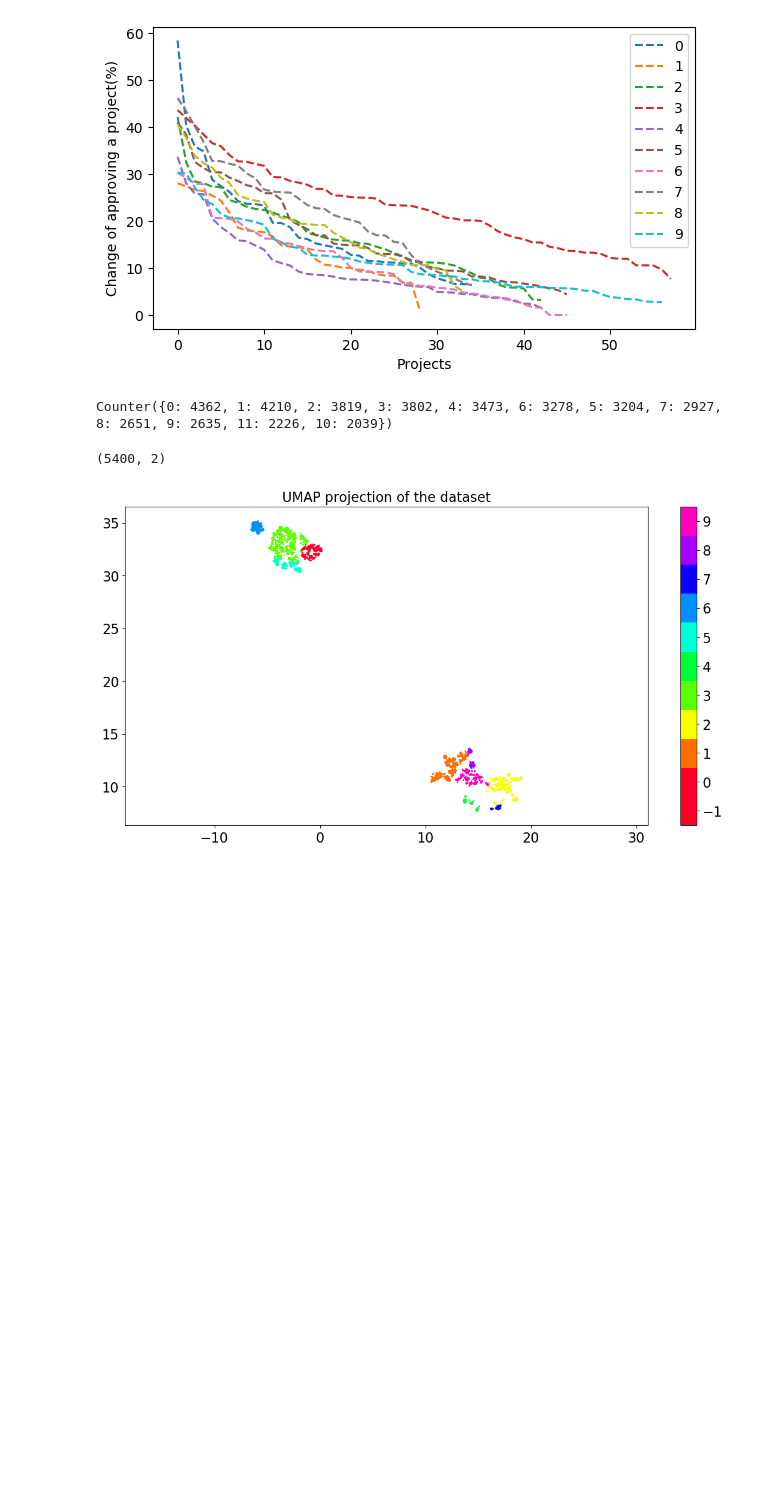
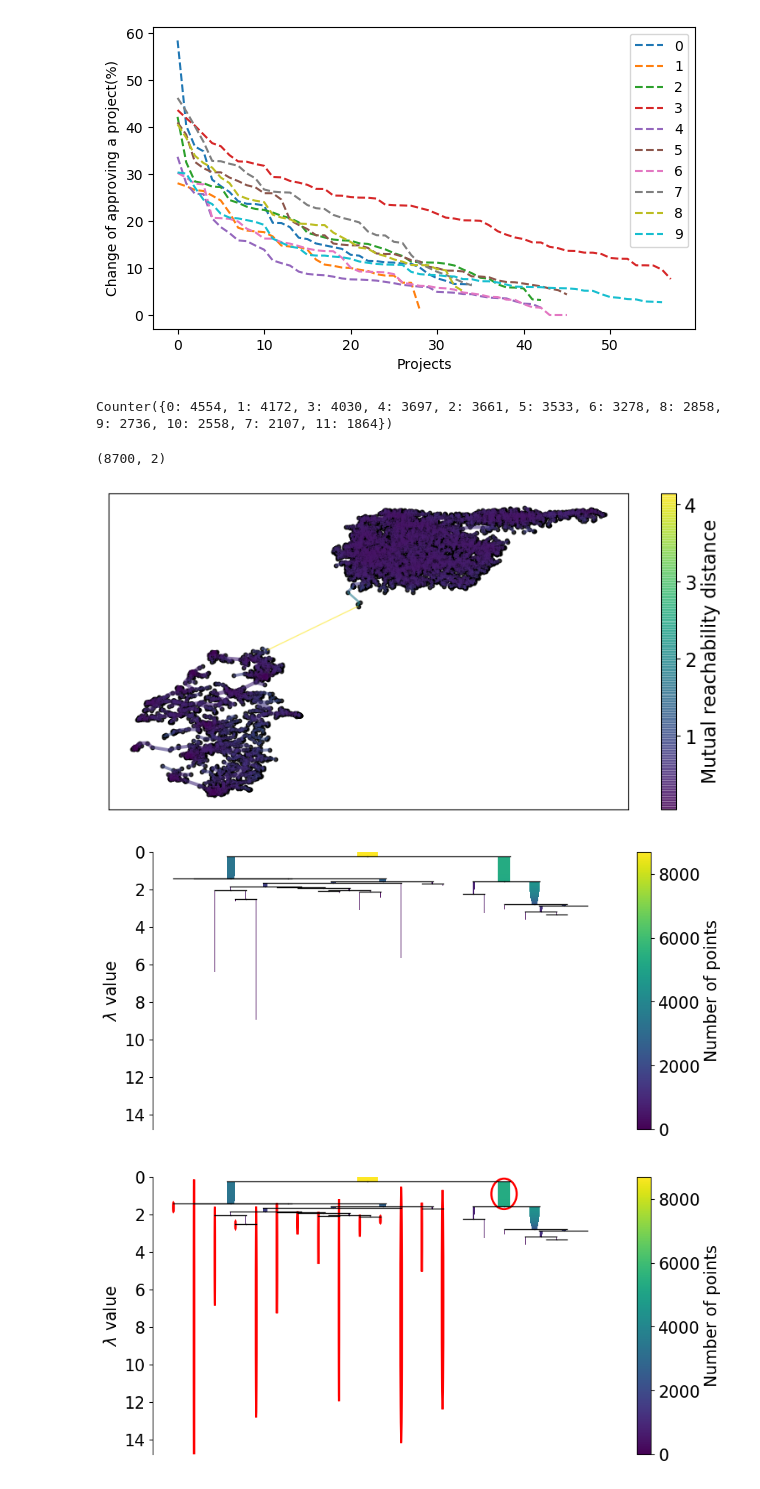
Before and after one commit to jjgsherwood/COMSOC, a Jupyter notebook: data_statistics.ipynb, the cells around one changed output. Drawn from its saved outputs; the diff is of its cells as text; code cells hidden in the pictures; blank space fills up the shorter version.

```diff
--- a/data_statistics.ipynb
+++ b/data_statistics.ipynb
@@ -117,7 +117,7 @@ from pylab import rcParams
 from random import sample
 
 class data_generator():
-    def __init__(self, voters_per_cluster, votes_per_project, cluster_independence=3, spread_of_approvals=1.5, adcavpd=0.15, sdcavpd=0.08):
+    def __init__(self, voters_per_cluster, votes_per_project, cluster_independence=3, spread_of_approvals=1.5, adcavpd=0.0, sdcavpd=0.2):
         self.voters_per_cluster = np.array(sorted(voters_per_cluster, reverse=True))
         self.votes_per_project = np.array(votes_per_project)
         self.cluster_independence = cluster_independence
@@ -207,7 +207,7 @@ print(Counter([z for x in tmp for y in x for z in np.where(y==1)[0]]))
 clusters = tmp
 data = [y for x in tmp for y in  x]
 # %% [output]
-Counter({0: 4362, 1: 4210, 2: 3819, 3: 3802, 4: 3473, 6: 3278, 5: 3204, 7: 2927, 8: 2651, 9: 2635, 11: 2226, 10: 2039})
+Counter({0: 4554, 1: 4172, 3: 4030, 4: 3697, 2: 3661, 5: 3533, 6: 3278, 8: 2858, 9: 2736, 10: 2558, 7: 2107, 11: 1864})
 # %%
 reducer = umap.UMAP(n_components=2, n_neighbors=50, metric='manhattan')
 reducer.fit(data)
@@ -217,49 +217,51 @@ embedding = reducer.transform(data)
 assert(np.all(embedding == reducer.embedding_))
 embedding.shape
 # %% [output]
-(5400, 2)
+(8700, 2)
 # %%
 # n_clusters = 10
 # k = KMeans(n_clusters).fit(embedding)
 
-n_clusters = 10
-k = GaussianMixture(n_clusters).fit(embedding)
-k.labels_ = k.predict(embedding)
+# n_clusters = 10
+# k = GaussianMixture(n_clusters).fit(embedding)
+# k.labels_ = k.predict(embedding)
 
 # k = DBSCAN(0.4, len(data)//250).fit(embedding)
 # n_clusters = max(k.labels_) + 1
 
-# k = hdbscan.HDBSCAN(min_cluster_size=len(data)//100, gen_min_span_tree=True).fit(embedding)
-# n_clusters = max(k.labels_) + 1
+k = hdbscan.HDBSCAN(min_cluster_size=len(data)//100, gen_min_span_tree=True).fit(embedding)
+n_clusters = max(k.labels_) + 1
 
-# # Visualization of HDBSCAN
-# import seaborn as sns
-# k.minimum_spanning_tree_.plot(edge_cmap='viridis',
-#                                       edge_alpha=0.6,
-#                                       node_size=10,
-#                                       edge_linewidth=1)
-# plt.show()
+# Visualization of HDBSCAN
+import seaborn as sns
+k.minimum_spanning_tree_.plot(edge_cmap='viridis',
+                                      edge_alpha=0.6,
+                                      node_size=10,
+                                      edge_linewidth=1)
+plt.show()
 
-# k.condensed_tree_.plot()
-# plt.show()
+k.condensed_tree_.plot()
+plt.show()
 
-# k.condensed_tree_.plot(select_clusters=True, selection_palette=sns.color_palette())
-# plt.show()
+k.condensed_tree_.plot(select_clusters=True, selection_palette=sns.color_palette())
+plt.show()
 
 rcParams['figure.figsize'] = 14, 7
 rcParams['figure.dpi'] = 100
 rcParams.update({'font.size': 16})
 
 plt.scatter(embedding[:, 0], embedding[:, 1], c=k.labels_, s=1, cmap='gist_rainbow')
 plt.gca().set_aspect('equal', 'datalim')
 plt.colorbar(boundaries=np.arange(-1, n_clusters+1)-0.5).set_ticks(np.arange(-1, n_clusters))
 plt.title('UMAP projection of the dataset', fontsize=16)
 plt.show()
 
 if embedding.shape[1] >= 4:
     plt.scatter(embedding[:, 2], embedding[:, 3], c=k.labels_, s=1, cmap='gist_rainbow')
     plt.gca().set_aspect('equal', 'datalim')
     plt.colorbar(boundaries=np.arange(-1, n_clusters+1)-0.5).set_ticks(np.arange(-1, n_clusters))
     plt.title('UMAP projection of the dataset', fontsize=16)
 # %% [output]
-[figure, old version]
+[figure, new version]
+[figure, added]
+[figure, added]
```
Also changed, not shown: parts of 3 cells of this notebook, 1 other file.
